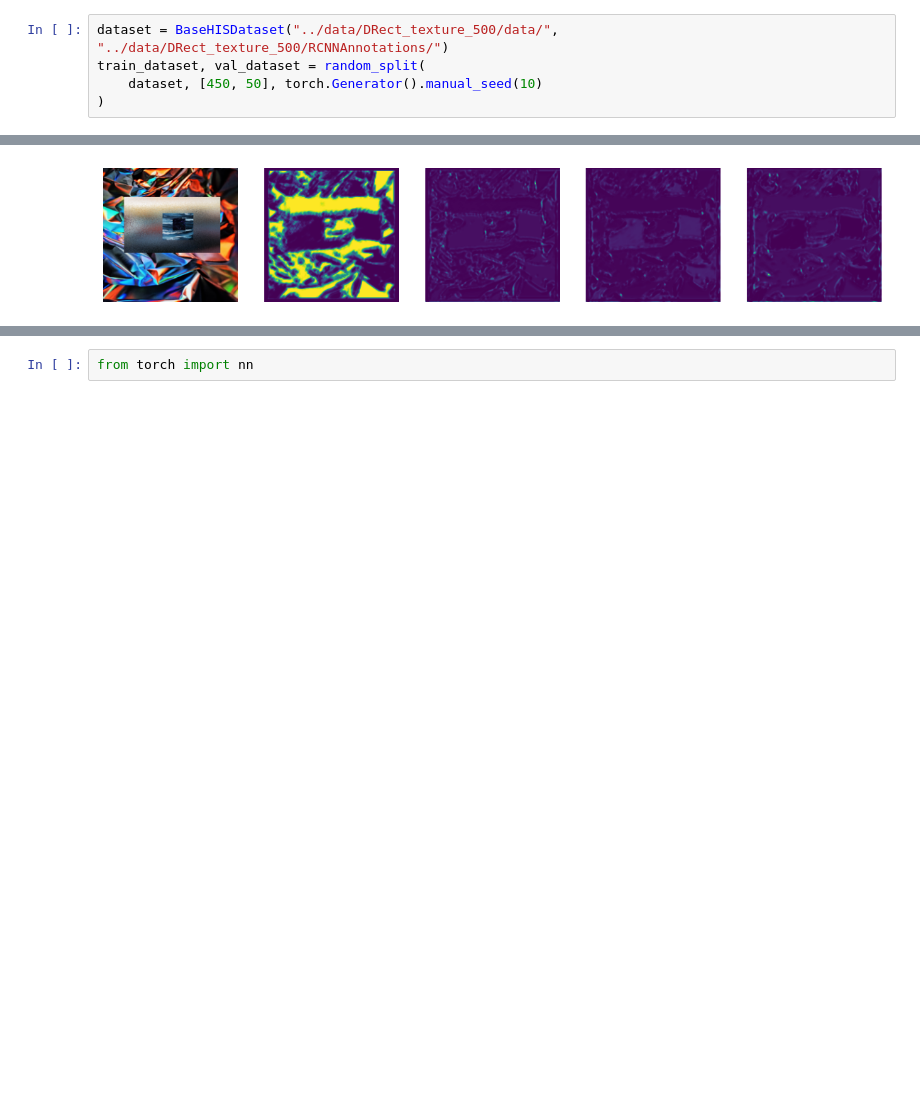
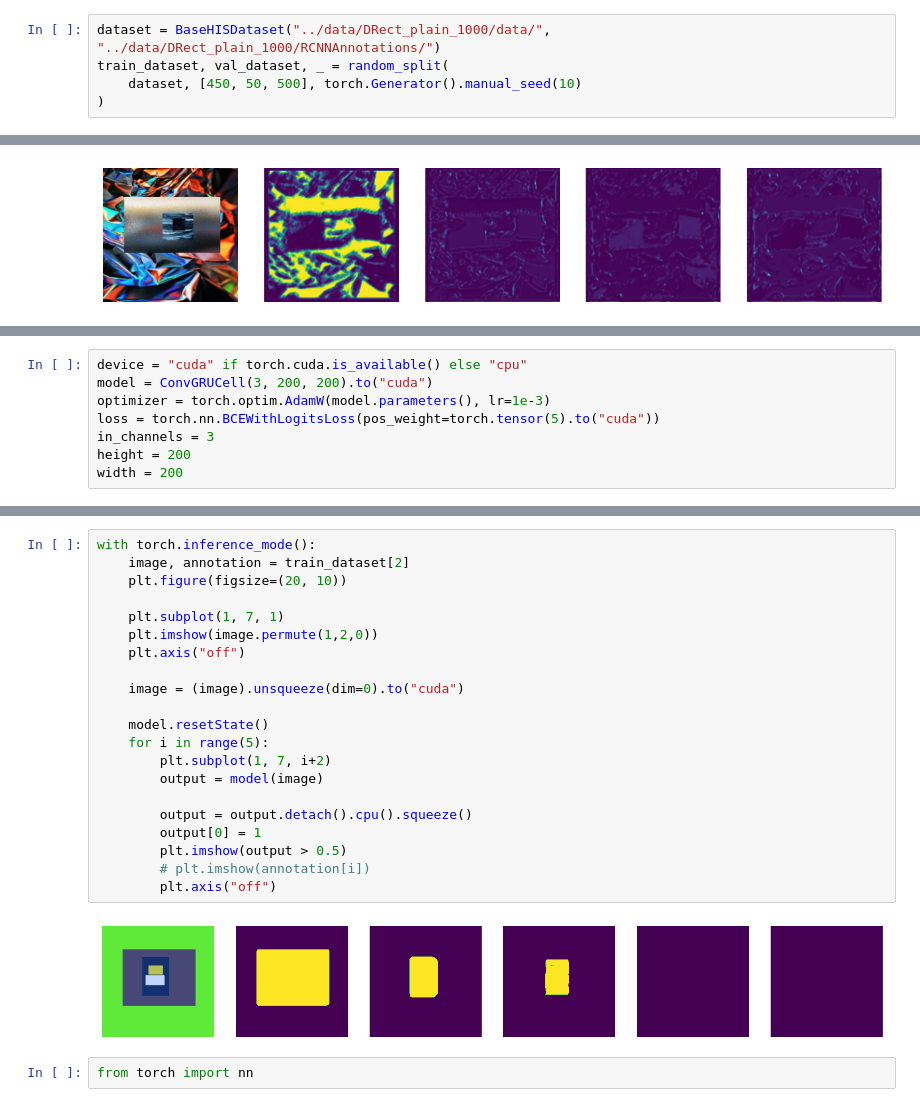
Before and after one commit to ankusharudkar/HIS, a Jupyter notebook: his_POCs/Recurrent-CNN.ipynb, the cells around one changed output, grey strips where cells are left out. Cells and saved outputs as stored; diff of their text form; blank space fills up the shorter version.

```diff
--- a/his_POCs/Recurrent-CNN.ipynb
+++ b/his_POCs/Recurrent-CNN.ipynb
@@ -174,9 +174,9 @@ torch.Size([10, 1, 200, 200])
 from torch.utils.data import Dataset, DataLoader, random_split
 from torch.utils.tensorboard import SummaryWriter
 # %%
-dataset = BaseHISDataset("../data/DRect_texture_500/data/", "../data/DRect_texture_500/RCNNAnnotations/")
-train_dataset, val_dataset = random_split(
-    dataset, [450, 50], torch.Generator().manual_seed(10)
+dataset = BaseHISDataset("../data/DRect_plain_1000/data/", "../data/DRect_plain_1000/RCNNAnnotations/")
+train_dataset, val_dataset, _ = random_split(
+    dataset, [450, 50, 500], torch.Generator().manual_seed(10)
 )
 # %%
 import random
@@ -554,0 +609,8 @@ with torch.inference_mode():
+# %%
+device = "cuda" if torch.cuda.is_available() else "cpu"
+model = ConvGRUCell(3, 200, 200).to("cuda")
+optimizer = torch.optim.AdamW(model.parameters(), lr=1e-3)
+loss = torch.nn.BCEWithLogitsLoss(pos_weight=torch.tensor(5).to("cuda"))
+in_channels = 3
+height = 200
+width = 200
@@ -555,3 +670,26 @@ with torch.inference_mode():
+# %%
+with torch.inference_mode():
+    image, annotation = train_dataset[2]
+    plt.figure(figsize=(20, 10))
+
+    plt.subplot(1, 7, 1)
+    plt.imshow(image.permute(1,2,0))
+    plt.axis("off")
+
+    image = (image).unsqueeze(dim=0).to("cuda")
+
+    model.resetState()
+    for i in range(5):
+        plt.subplot(1, 7, i+2)
+        output = model(image)
+
+        output = output.detach().cpu().squeeze()
+        output[0] = 1
+        plt.imshow(output > 0.5)
+        # plt.imshow(annotation[i])
+        plt.axis("off")
+# %% [output]
+[figure, added]
 # %%
 from torch import nn
 # %% [markdown]
```
Also changed, not shown: parts of 4 cells of this notebook, 51 other files.
